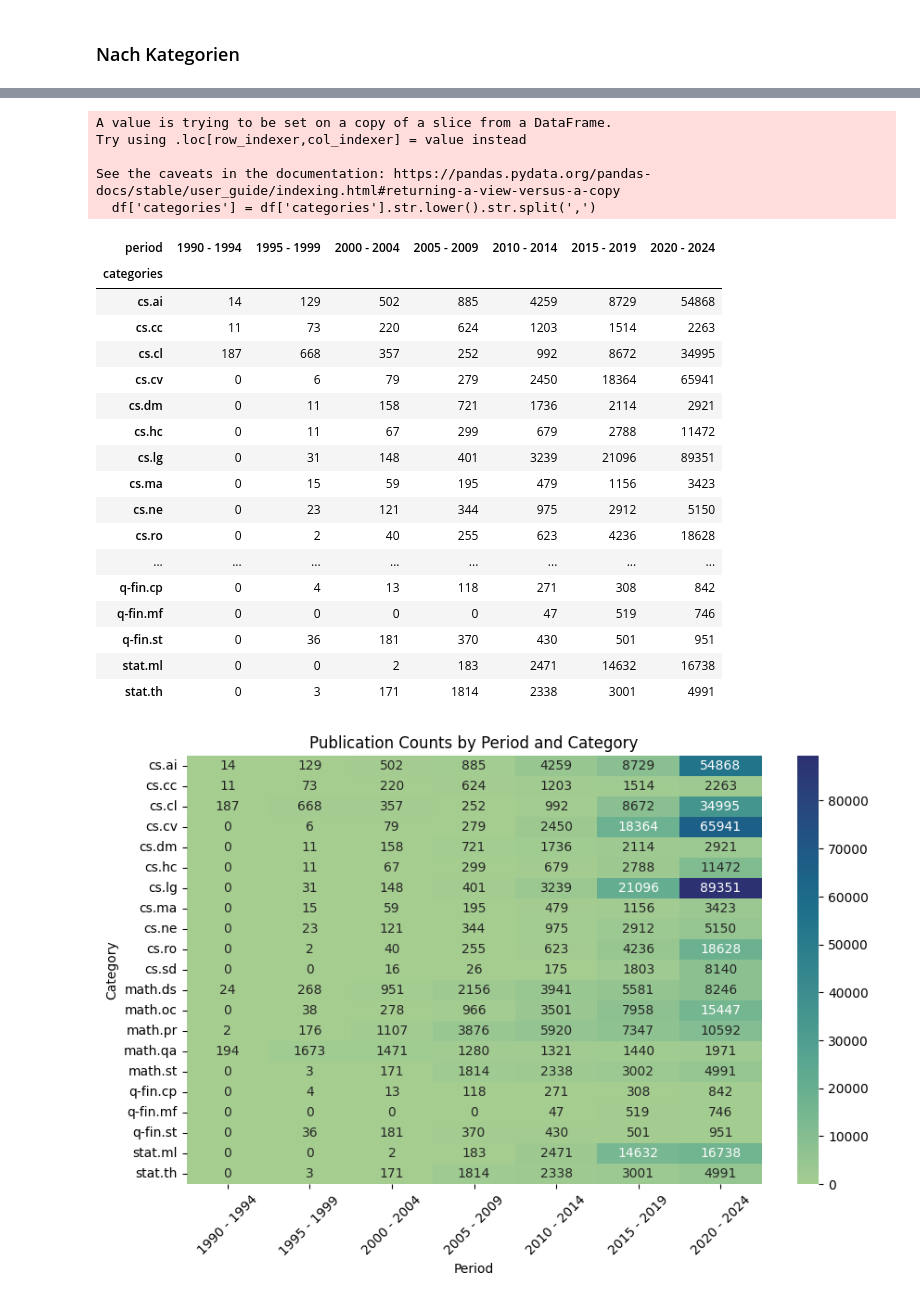
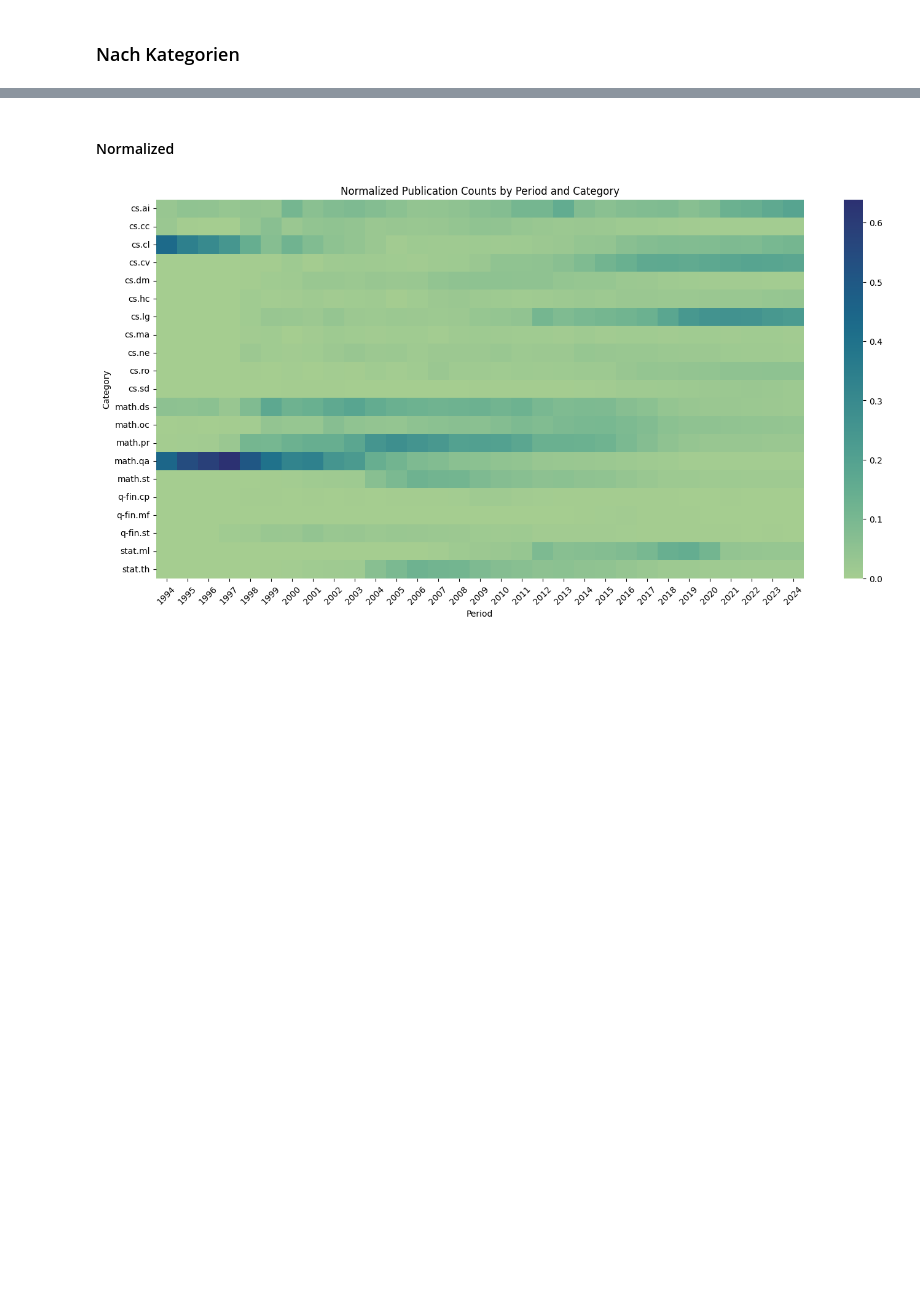
Before and after one commit to NiklasSeitherDHBW/WFAI-Lernziel1, a Jupyter notebook: ausarbeitung.ipynb, the cells around one changed output, grey strips where cells are left out. Saved outputs shown, nothing was run; the diff lists cells and outputs as text; code cells hidden in the pictures; blank space fills up the shorter version.

```diff
--- a/ausarbeitung.ipynb
+++ b/ausarbeitung.ipynb
@@ -174,6 +171,0 @@ See the caveats in the documentation: https://pandas.pydata.org/pandas-docs/stab
-# %%
-period = 5 # in years
-df["published_date"] = pd.to_datetime(df["published_date"])
-df["period"] = (df["published_date"].dt.year // period) * period
-df["period"] = df["period"].astype(str) + " - " + (df["period"] + period - 1).astype(str)
-df
@@ -233,43 +258,28 @@ categories = [
+# %% [markdown]
+#### Normalized
 # %%
+period = 1
+df["period"] = df["published_date"].dt.year
+
 df['categories'] = df['categories'].str.lower().str.split(',')
 df = df.explode('categories')
 df['categories'] = df['categories'].str.strip()
 
 df_filtered = df[df['categories'].isin(categories)]
 
-counts = df_filtered.groupby(['categories', "period"]).size().unstack(fill_value=0)
-display(counts)
+counts = df_filtered.groupby(['categories', "period"]).size().reset_index(name='count')
 
-plt.figure(figsize=(10, 6))
-sns.heatmap(counts, annot=True, fmt="d", cmap="crest")
-plt.title("Publication Counts by Period and Category")
+pivot_counts = counts.pivot(index="categories", columns="period", values="count").fillna(0)
+
+normalized_counts = pivot_counts.div(pivot_counts.sum(axis=0), axis=1)
+
+plt.figure(figsize=(17, 8))
+sns.heatmap(normalized_counts, annot=False, fmt=".2f", cmap="crest")
+plt.title("Normalized Publication Counts by Period and Category")
 plt.xlabel("Period")
 plt.xticks(rotation=45)
 plt.ylabel("Category")
 plt.yticks(rotation=0)
 plt.show()
 # %% [output]
-A value is trying to be set on a copy of a slice from a DataFrame.
-Try using .loc[row_indexer,col_indexer] = value instead
-
-See the caveats in the documentation: https://pandas.pydata.org/pandas-docs/stable/user_guide/indexing.html#returning-a-view-versus-a-copy
-  df['categories'] = df['categories'].str.lower().str.split(',')
-| period | 1990 - 1994 | 1995 - 1999 | 2000 - 2004 | 2005 - 2009 | 2010 - 2014 | 2015 - 2019 | 2020 - 2024 |
-| categories |  |  |  |  |  |  |  |
-| cs.ai | 14 | 129 | 502 | 885 | 4259 | 8729 | 54868 |
-| cs.cc | 11 | 73 | 220 | 624 | 1203 | 1514 | 2263 |
-| cs.cl | 187 | 668 | 357 | 252 | 992 | 8672 | 34995 |
-| cs.cv | 0 | 6 | 79 | 279 | 2450 | 18364 | 65941 |
-| cs.dm | 0 | 11 | 158 | 721 | 1736 | 2114 | 2921 |
-| cs.hc | 0 | 11 | 67 | 299 | 679 | 2788 | 11472 |
-| cs.lg | 0 | 31 | 148 | 401 | 3239 | 21096 | 89351 |
-| cs.ma | 0 | 15 | 59 | 195 | 479 | 1156 | 3423 |
-| cs.ne | 0 | 23 | 121 | 344 | 975 | 2912 | 5150 |
-| cs.ro | 0 | 2 | 40 | 255 | 623 | 4236 | 18628 |
-| ... | ... | ... | ... | ... | ... | ... | ... |
-| q-fin.cp | 0 | 4 | 13 | 118 | 271 | 308 | 842 |
-| q-fin.mf | 0 | 0 | 0 | 0 | 47 | 519 | 746 |
-| q-fin.st | 0 | 36 | 181 | 370 | 430 | 501 | 951 |
-| stat.ml | 0 | 0 | 2 | 183 | 2471 | 14632 | 16738 |
-| stat.th | 0 | 3 | 171 | 1814 | 2338 | 3001 | 4991 |
-[figure, old version]
+[figure, new version]
```
Also changed, not shown: parts of 10 cells of this notebook.
